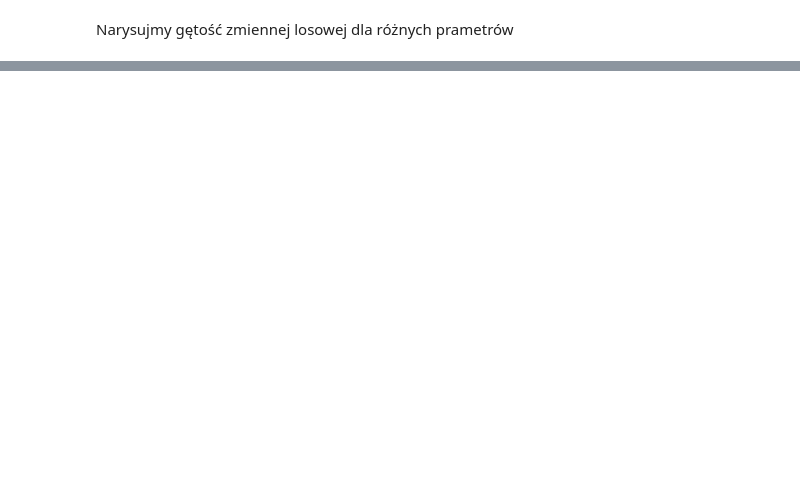
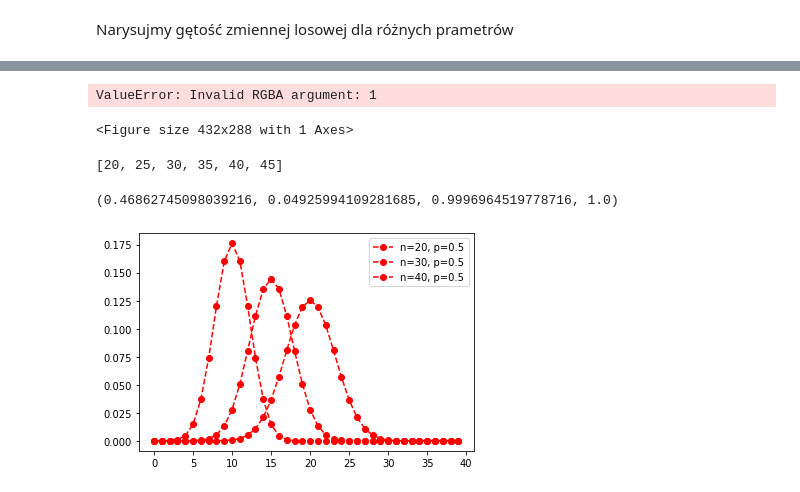
Before and after one commit to rafalkobiela/ages_statystyka1_26_09, a Jupyter notebook: 3_dwumianowy.ipynb, the cells around one changed output, grey strips where cells are left out. Saved outputs shown, nothing was run; the diff lists cells and outputs as text; code cells hidden in the pictures; blank space fills up the shorter version.

```diff
--- a/3_dwumianowy.ipynb
+++ b/3_dwumianowy.ipynb
@@ -35,0 +93,17 @@ Narysujmy gętość zmiennej losowej dla różnych prametrów
+# %%
+fig, ax = plt.subplots(1, 1)
+
+x = np.arange(0, 40)
+ax.plot(x, stats.binom.pmf(x, 20, 0.5), 'bo--', label='n=20, p=0.5', color='r')
+ax.plot(x, stats.binom.pmf(x, 30, 0.5), 'bo--', label='n=30, p=0.5', color='g')
+ax.plot(x, stats.binom.pmf(x, 40, 0.5), 'bo--', label='n=40, p=0.5', color='b')
+ax.plot(x, stats.binom.pmf(x, 50, 0.5), 'bo--', label='n=50, p=0.5', color='y')
+ax.legend()
+plt.show()
+# %% [output]
+ValueError: Invalid RGBA argument: 1
+<Figure size 432x288 with 1 Axes>
+# %%
+list(range(20, 50, 5))
+# %% [output]
+[20, 25, 30, 35, 40, 45]
@@ -35,0 +113,16 @@ Narysujmy gętość zmiennej losowej dla różnych prametrów
+# %%
+color
+# %% [output]
+(0.46862745098039216, 0.04925994109281685, 0.9996964519778716, 1.0)
+# %%
+fig, ax = plt.subplots(1, 1)
+
+x = np.arange(0, 40)
+for num in range(20, 50, 10):
+
+    ax.plot(x, stats.binom.pmf(x, num, 0.5), 'bo--', label=f'n={num}, p=0.5', color='r')
+
+ax.legend()
+plt.show()
+# %% [output]
+[figure, added]
```
Also changed, not shown: parts of 8 cells of this notebook, 1 other file.
